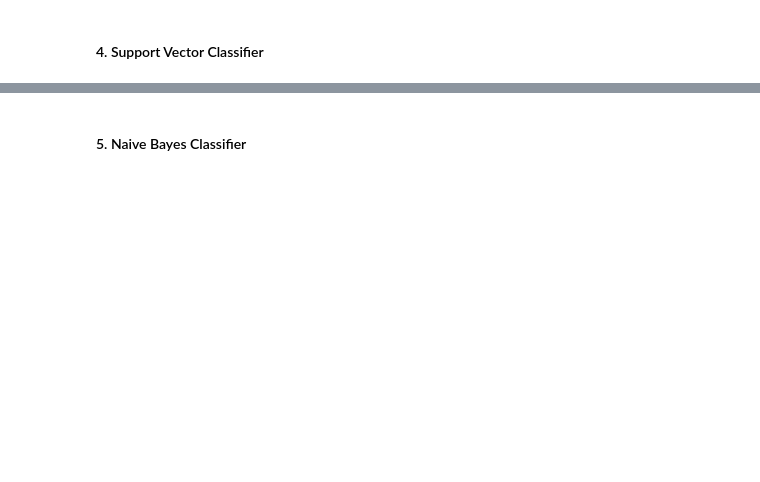
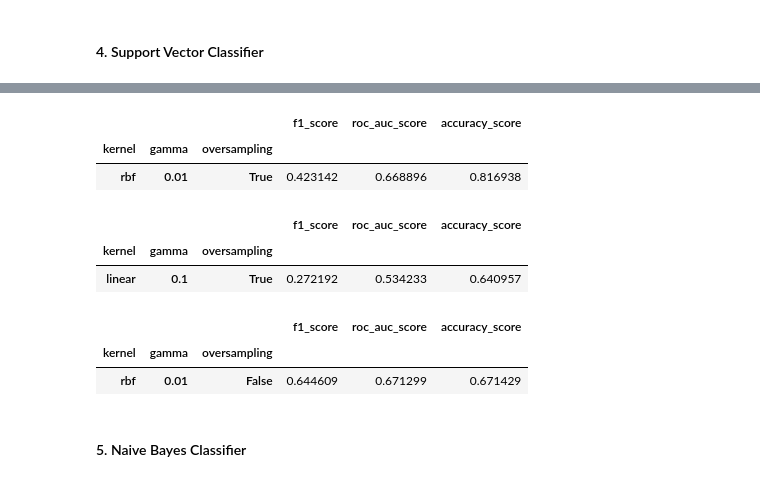
Before and after one commit to CS-433/cs-433-project-2-cough_classifier, a Jupyter notebook: src/notebooks/grid_search_coarse.ipynb, the cells around one changed output, grey strips where cells are left out. Cells and saved outputs as stored; diff of their text form; code cells hidden in the pictures; blank space fills up the shorter version.

```diff
--- a/src/notebooks/grid_search_coarse.ipynb
+++ b/src/notebooks/grid_search_coarse.ipynb
@@ -17,6 +20,11 @@ DATA_PATH = '../../data'
 X_coarse, y_coarse = import_data(DATA_PATH, segmentation_type='coarse',
                                  drop_user_features=False,
                                  drop_expert=True)
+# %%
+# For each expert separately
+X_e, y_e = import_data(DATA_PATH, segmentation_type='coarse',
+                                 drop_user_features=False,
+                                 drop_expert=False)
 # %%
 display(X_coarse.head())
 display(y_coarse.head())
@@ -24,3 +32,8 @@ display(y_coarse.head())
 ### Preprocessing
 # %%
 X_coarse = classic_preprocessing(X_coarse)
+# %%
+# Save the expert feature for split
+expert = X_e.copy().Expert
+X_e = classic_preprocessing(X_e)
+X_e.Expert = expert.values
@@ -27,3 +42,5 @@ X_coarse = classic_preprocessing(X_coarse)
+# %%
+X_e_1, y_e_1, X_e_2, y_e_2, X_e_3, y_e_3 = split_experts(X_e, y_e)
 # %% [markdown]
 ### Grid search
 # %% [markdown]
@@ -81,3 +226,24 @@ display(best_svc)
+# %%
+svc_results_1 = hyperparameter_tuning_cv(model='svc', data=X_e_1, labels=y_e_1, cv_k=5, params=SVC_PARAMS)
+svc_results_2 = hyperparameter_tuning_cv(model='svc', data=X_e_2, labels=y_e_2, cv_k=5, params=SVC_PARAMS)
+svc_results_3 = hyperparameter_tuning_cv(model='svc', data=X_e_3, labels=y_e_3, cv_k=5, params=SVC_PARAMS)
+# %%
+best_svc_1 = svc_results_1.iloc[[svc_results_1.reset_index()['roc_auc_score'].idxmax()]]
+best_svc_2 = svc_results_2.iloc[[svc_results_2.reset_index()['roc_auc_score'].idxmax()]]
+best_svc_3 = svc_results_3.iloc[[svc_results_3.reset_index()['roc_auc_score'].idxmax()]]
+
+
+display(best_svc_1, best_svc_2, best_svc_3)
+# %% [output]
+|  |  |  | f1_score | roc_auc_score | accuracy_score |
+| kernel | gamma | oversampling |  |  |  |
+| rbf | 0.01 | True | 0.423142 | 0.668896 | 0.816938 |
+|  |  |  | f1_score | roc_auc_score | accuracy_score |
+| kernel | gamma | oversampling |  |  |  |
+| linear | 0.1 | True | 0.272192 | 0.534233 | 0.640957 |
+|  |  |  | f1_score | roc_auc_score | accuracy_score |
+| kernel | gamma | oversampling |  |  |  |
+| rbf | 0.01 | False | 0.644609 | 0.671299 | 0.671429 |
 # %% [markdown]
 #### 5. Naive Bayes Classifier
 # %%
```
Also changed, not shown: parts of 35 cells of this notebook, 3 other files.
